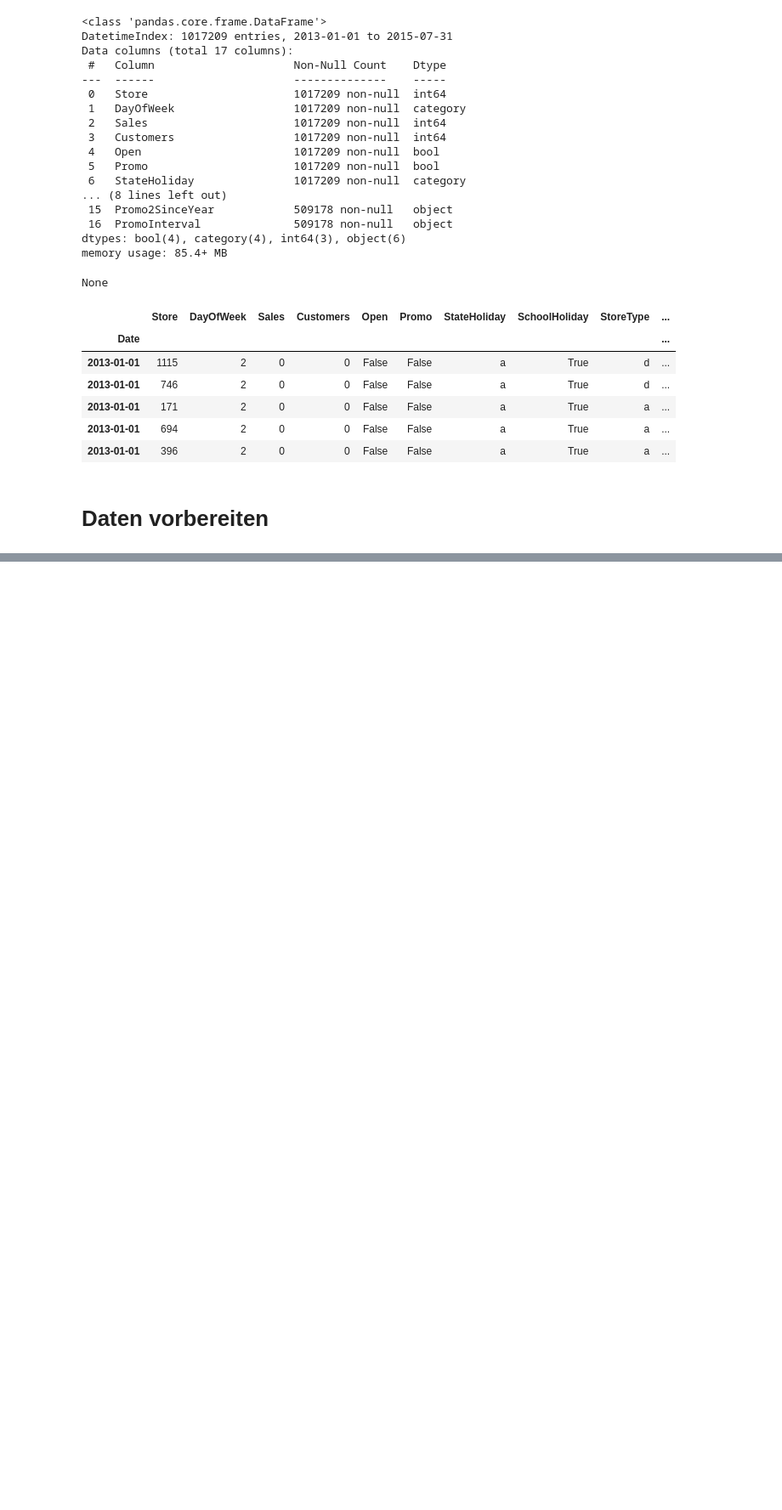
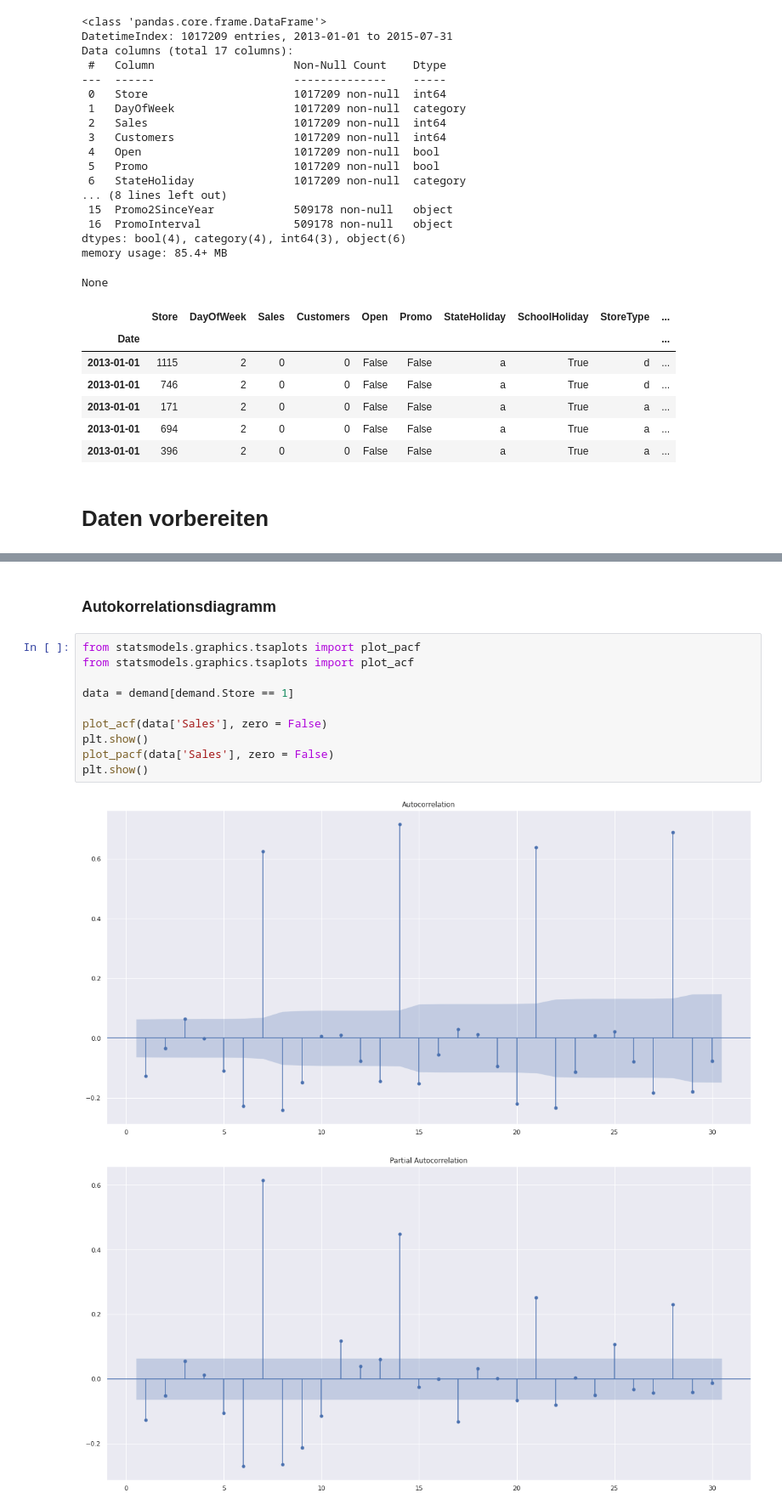
Before and after one commit to schemm/forecasting, a Jupyter notebook: RossmannStoreSales.ipynb, the cells around one changed output, grey strips where cells are left out. Shown at 85% size. Cells and saved outputs as stored; diff of their text form; blank space fills up the shorter version.

```diff
--- a/RossmannStoreSales.ipynb
+++ b/RossmannStoreSales.ipynb
@@ -717,0 +144,15 @@ display(data[data.StateHoliday_Christmas == 1])
+# %% [markdown]
+### Autokorrelationsdiagramm
+# %%
+from statsmodels.graphics.tsaplots import plot_pacf
+from statsmodels.graphics.tsaplots import plot_acf
+
+data = demand[demand.Store == 1]
+
+plot_acf(data['Sales'], zero = False)
+plt.show()
+plot_pacf(data['Sales'], zero = False)
+plt.show()
+# %% [output]
+[figure, added]
+[figure, added]
```
Also changed, not shown: parts of 63 cells of this notebook.
